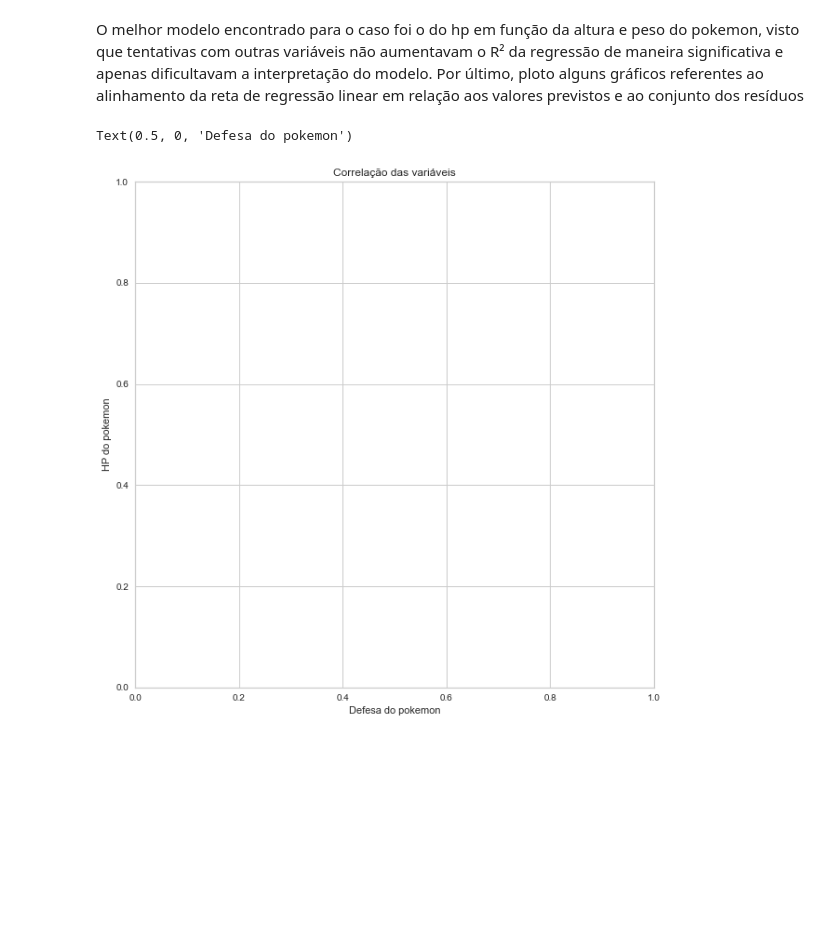
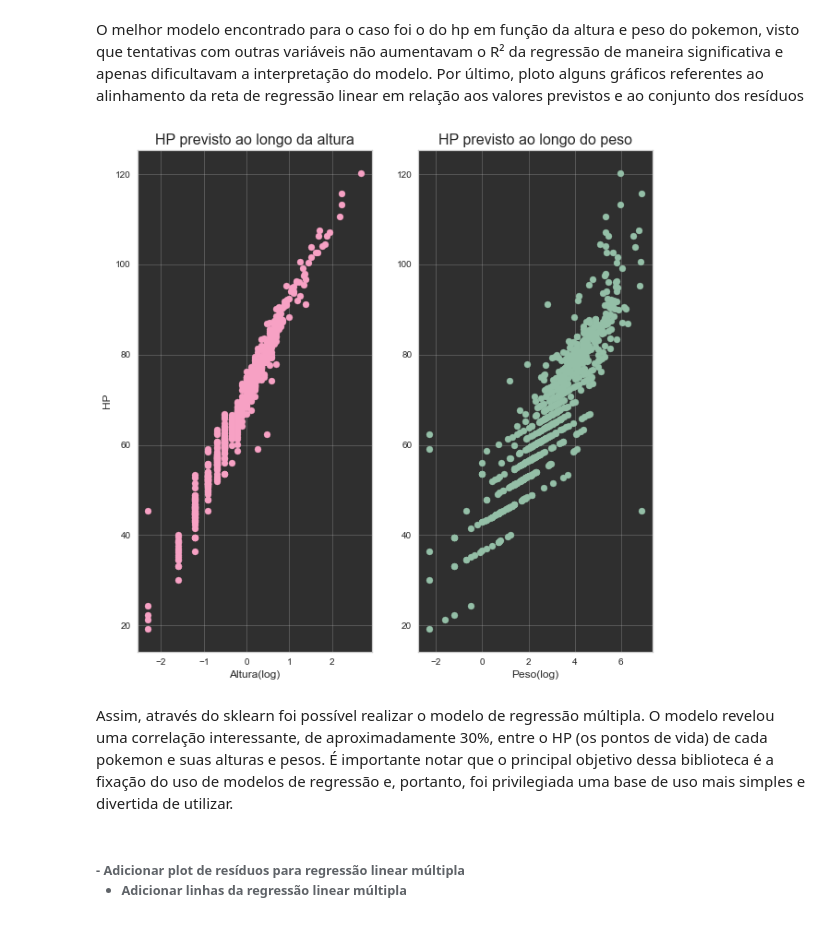
Before and after one commit to LissesCastro/WIP_Pokemon-Regression-Analysis, a Jupyter notebook: Pokemon_Linear_Regression_Sklearn.ipynb, the cells around one changed output. Drawn from its saved outputs; the diff is of its cells as text; code cells hidden in the pictures; blank space fills up the shorter version.

```diff
--- a/Pokemon_Linear_Regression_Sklearn.ipynb
+++ b/Pokemon_Linear_Regression_Sklearn.ipynb
@@ -221,12 +208,30 @@ Name: log_weight, Length: 801, dtype: float64
 # %% [markdown]
 O melhor modelo encontrado para o caso foi o do hp em função da altura e peso do pokemon, visto que tentativas com outras variáveis não aumentavam o R² da regressão de maneira significativa e apenas dificultavam a interpretação do modelo. Por último, ploto alguns gráficos referentes ao alinhamento da reta de regressão linear em relação aos valores previstos e ao conjunto dos resíduos
-# %%
-fig, ax2 = plt.subplots(figsize=(10,10))
-plt.title('Correlação das variáveis')
-plt.ylabel('HP do pokemon')
-plt.xlabel('Defesa do pokemon')
-#ax_scatter = ax2.scatter(x2.iloc[:,0], y2)
-#plt.plot(x2, modelo2.predict(x2), color='red')
-# %% [output]
-Text(0.5, 0, 'Defesa do pokemon')
-[figure, removed]
+# %%
+fig, ax2 = plt.subplots(1,2,figsize=(10,10))
+height_scatter = ax2[0].scatter(x2.iloc[:,0], modelo2.predict(x2), color='#F7A1C4')
+weight_scatter = ax2[1].scatter(x2.iloc[:,1], modelo2.predict(x2), color='#94BFA7')
+
+
+
+#Mapa da esquerda
+ax2[0].set_title('HP previsto ao longo da altura', fontdict={'size': 16})
+ax2[0].set_ylabel('HP', fontdict={'size':12})
+ax2[0].set_xlabel('Altura(log)', fontdict={'size':12})
+ax2[0].set_facecolor('#2F2F2F')
+ax2[0].grid(alpha=0.25)
+#Mapa da direita
+ax2[1].set_title('HP previsto ao longo do peso', fontdict={'size': 16})
+ax2[1].set_xlabel('Peso(log)', fontdict={'size':12})
+ax2[1].set_facecolor('#2F2F2F')
+ax2[1].grid(alpha=0.25)
+
+#plt.plot(x2, modelo2.predict(x2), color='red')
+# %% [output]
+[figure, added]
+# %% [markdown]
+Assim, através do sklearn foi possível realizar o modelo de regressão múltipla. O modelo revelou uma correlação interessante, de aproximadamente 30%, entre o HP (os pontos de vida) de cada pokemon e suas alturas e pesos. É importante notar que o principal objetivo dessa biblioteca é a fixação do uso de modelos de regressão e, portanto, foi privilegiada uma base de uso mais simples e divertida de utilizar.
+# %% [markdown]
+<h6> -   Adicionar plot de resíduos para regressão linear múltipla
+
+-   Adicionar linhas da regressão linear múltipla</h6>
```
Also changed, not shown: parts of 2 cells of this notebook, 4 other files.
